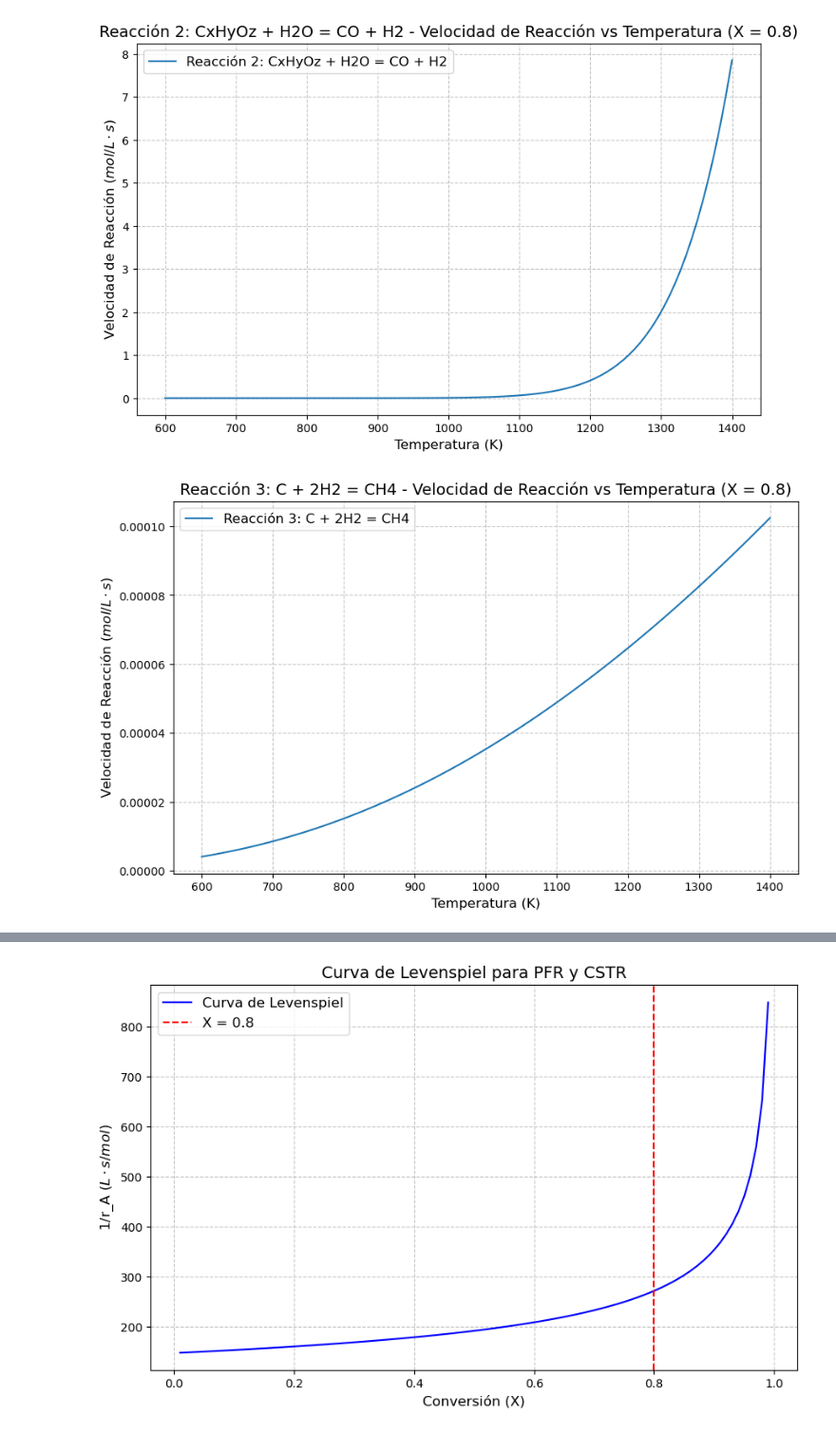
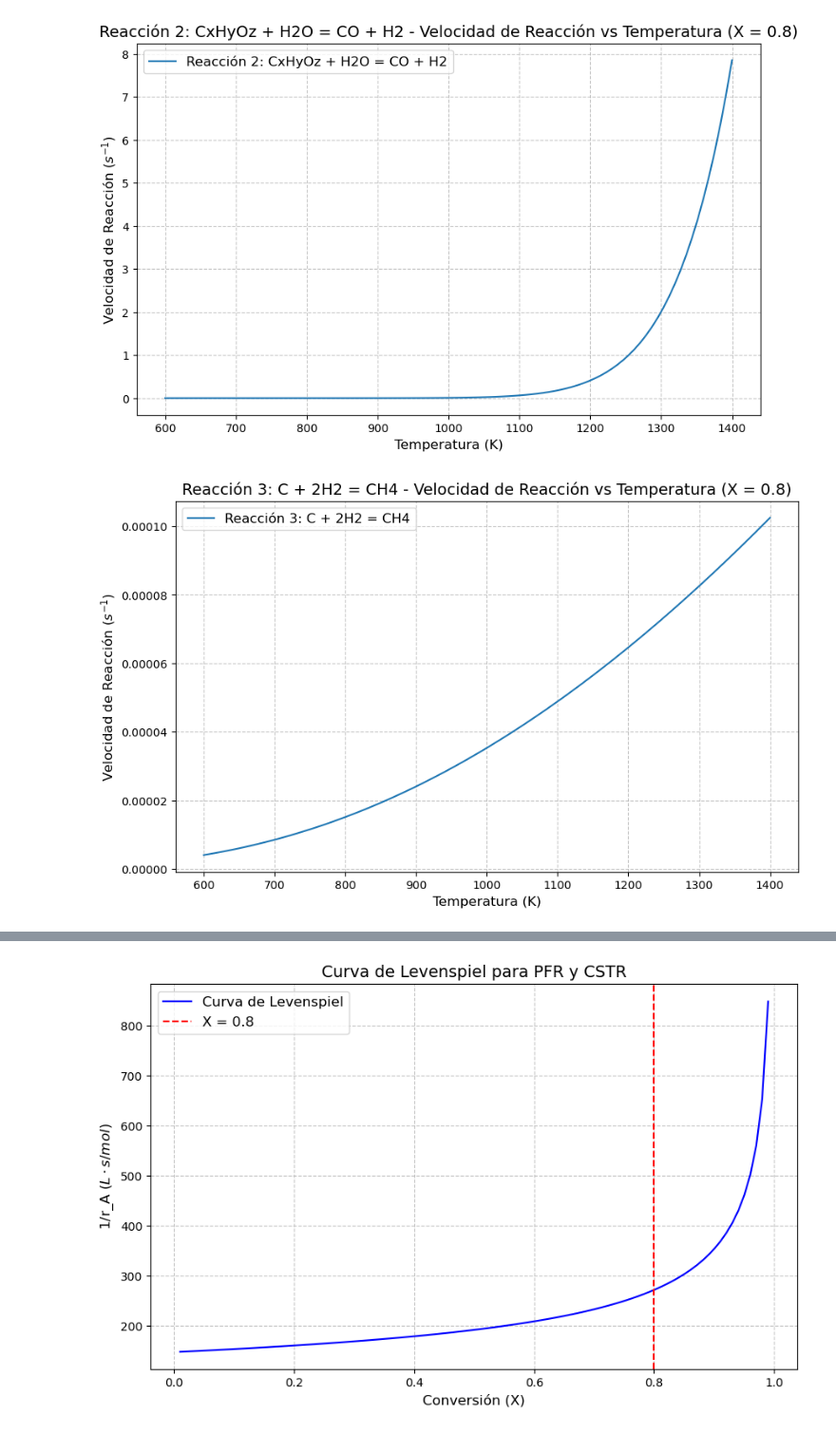
Before and after one commit to Aguiario/Chemical_reaction_engineering, a Jupyter notebook: Gasifier/Comparison.ipynb, the cells around one changed output, grey strips where cells are left out. Shown at 95% size. Saved outputs shown, nothing was run; the diff lists cells and outputs as text; code cells hidden in the pictures.

```diff
--- a/Gasifier/Comparison.ipynb
+++ b/Gasifier/Comparison.ipynb
@@ -46,7 +46,7 @@ for name, params in reactions.items():
     plt.plot(T_range, r_t, label=name)
     plt.title(f"{name} - Velocidad de Reacción vs Temperatura (X = 0.8)", fontsize=14)
     plt.xlabel("Temperatura (K)", fontsize=12)
-    plt.ylabel("Velocidad de Reacción ($mol/L\cdot s$)", fontsize=12)
+    plt.ylabel("Velocidad de Reacción ($s^{-1}$)", fontsize=12)
     plt.grid(True, linestyle="--", alpha=0.7)
     plt.legend(fontsize=12)
     plt.show()
@@ -58,7 +58,7 @@ for name, params in reactions.items():
     plt.plot(X, r_x, label=name)
     plt.title(f"{name} - Velocidad de Reacción vs Conversión (T = 1073.15 K)", fontsize=14)
     plt.xlabel("Conversión (X)", fontsize=12)
-    plt.ylabel("Velocidad de Reacción ($mol/L\cdot s$)", fontsize=12)
+    plt.ylabel("Velocidad de Reacción ($s^{-1}$)", fontsize=12)
     plt.grid(True, linestyle="--", alpha=0.7)
     plt.legend(fontsize=12)
     plt.show()
@@ -67,2 +67,2 @@ for name, params in reactions.items():
-[figure, old version]
+[figure, new version]
-[figure, old version]
+[figure, new version]
```
Also changed, not shown: parts of 1 cell of this notebook.
